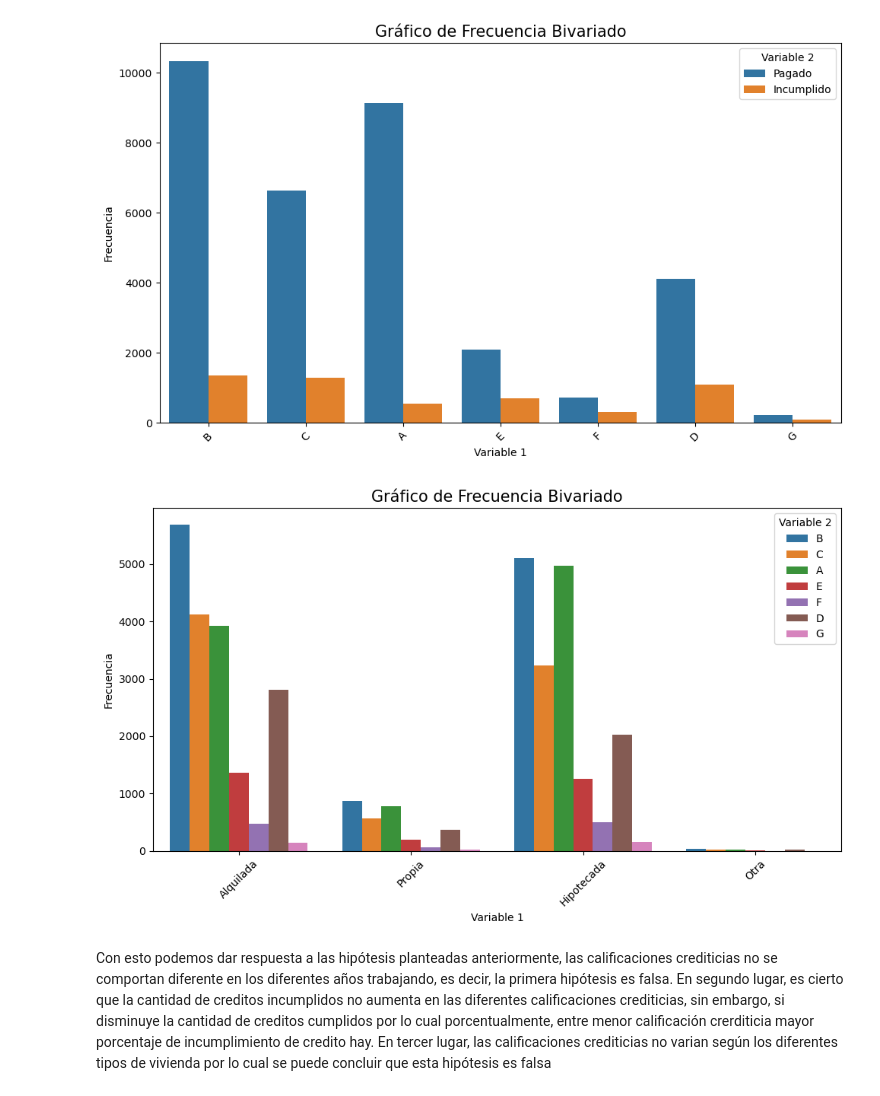
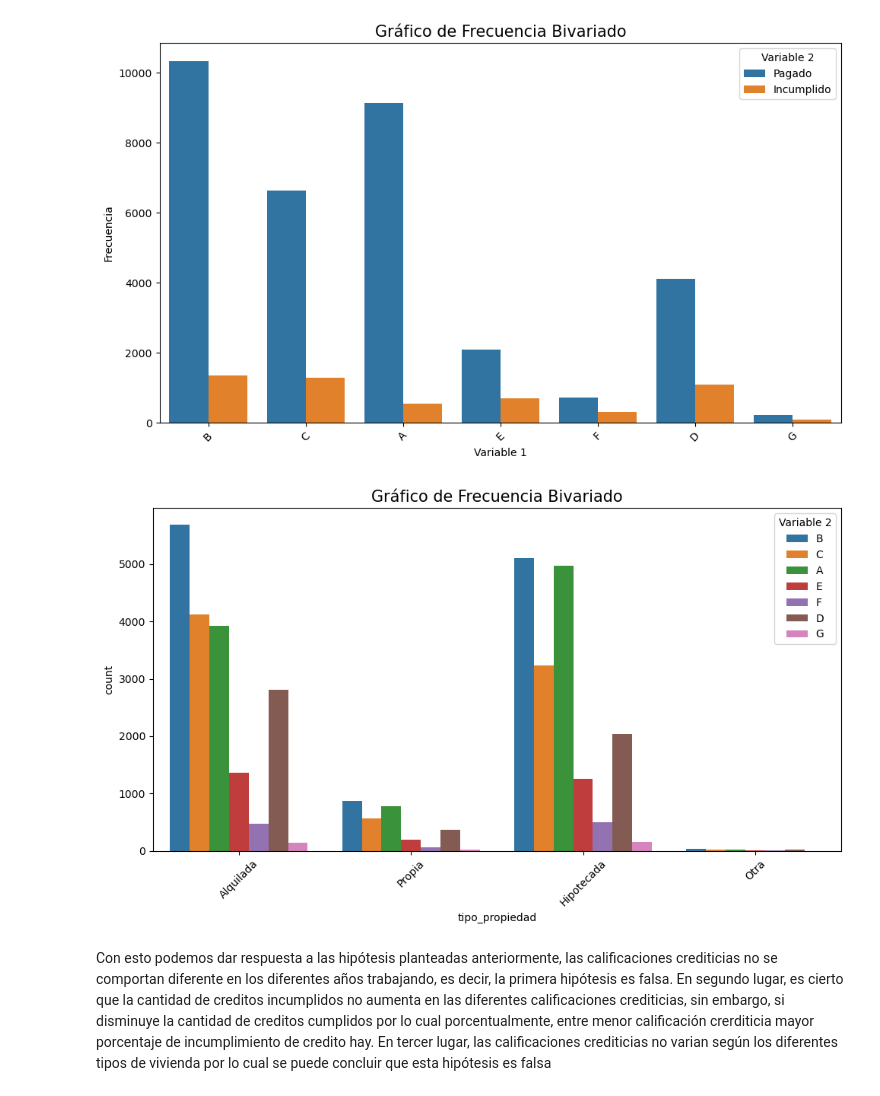
Before and after one commit to SoyJuanDuenas/Amount_loan_ML_Model, a Jupyter notebook: Untitled.ipynb, the cells around one changed output. Cells and saved outputs as stored; diff of their text form; code cells hidden in the pictures.

```diff
--- a/Untitled.ipynb
+++ b/Untitled.ipynb
@@ -221,17 +221,16 @@ plt.show()
 # %%
 plt.figure(figsize=(10, 6))
 sns.countplot(x='tipo_propiedad', hue='categoria_crediticia', data=data)
 
 plt.title('Gráfico de Frecuencia Bivariado', size=15)
-plt.xlabel('Variable 1')
-plt.ylabel('Frecuencia')
+
 
 plt.legend(title='Variable 2')
 plt.xticks(rotation=45)  # Rotar etiquetas del eje x para mejor legibilidad
 plt.tight_layout()
 plt.show()
 # %% [output]
-[figure, old version]
+[figure, new version]
 # %% [markdown]
 Con esto podemos dar respuesta a las hipótesis planteadas anteriormente, las calificaciones crediticias no se comportan diferente en los diferentes años trabajando, es decir, la primera hipótesis es falsa. En segundo lugar, es cierto que la cantidad de creditos incumplidos no aumenta en las diferentes calificaciones crediticias, sin embargo, si disminuye la cantidad de creditos cumplidos por lo cual porcentualmente, entre menor calificación crerditicia mayor porcentaje de incumplimiento de credito hay. En tercer lugar, las calificaciones crediticias no varian según los diferentes tipos de vivienda por lo cual se puede concluir que esta hipótesis es falsa
 # %% [markdown]
```
Also changed, not shown: parts of 15 cells of this notebook.
